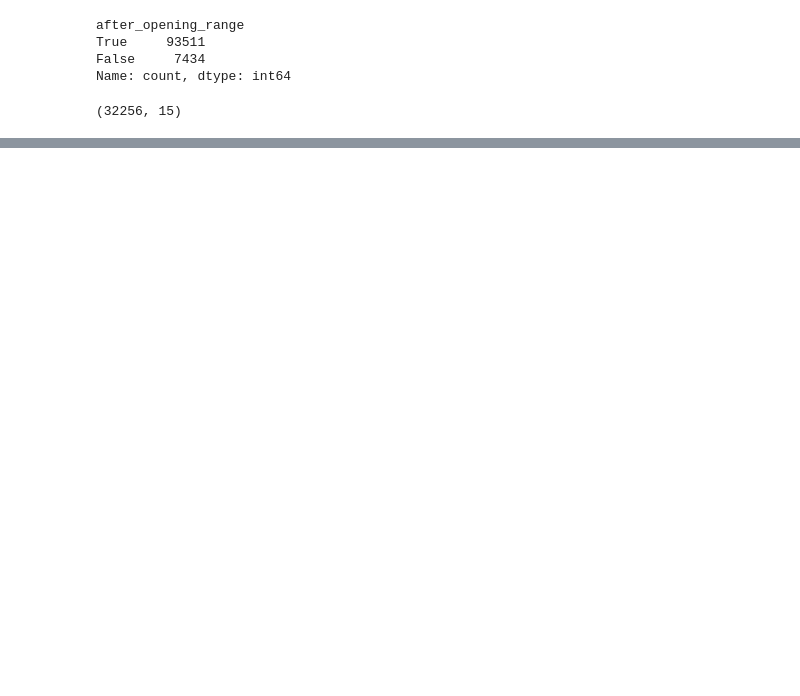
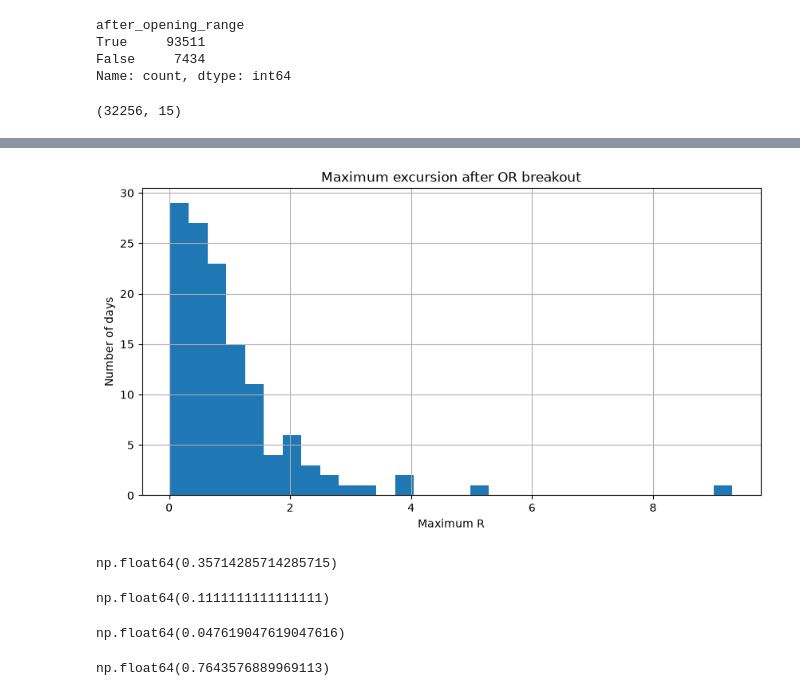
Before and after one commit to koss28/Yquant, a Jupyter notebook: notebooks/opening_range_analysis.ipynb, the cells around one changed output, grey strips where cells are left out. Cells and saved outputs as stored; diff of their text form; code cells hidden in the pictures; blank space fills up the shorter version.

```diff
--- a/notebooks/opening_range_analysis.ipynb
+++ b/notebooks/opening_range_analysis.ipynb
@@ -201,0 +335,2 @@ breakout_up.shape
+# %%
+trades["risk"] = trades["OR_size"]
@@ -201,0 +379,22 @@ breakout_up.shape
+# %%
+def get_max_move(row):
+
+    day = df[
+        (df["date"] == row.name) &
+        (df["datetime"] >= (
+            row["up_time"]
+            if row["first_direction"] == "UP"
+            else row["down_time"]
+        ))
+    ]
+
+    if row["first_direction"] == "UP":
+        return day["High"].max() - row["entry_price"]
+
+    else:
+        return row["entry_price"] - day["Low"].min()
+# %%
+trades["max_move"] = trades.apply(
+    get_max_move,
+    axis=1
+)
@@ -201,0 +411,2 @@ breakout_up.shape
+# %%
+trades["max_R"] = trades["max_move"] / trades["risk"]
@@ -201,0 +425,30 @@ breakout_up.shape
+# %%
+import matplotlib.pyplot as plt
+
+plt.figure(figsize=(10,5))
+
+plt.hist(
+    trades["max_R"],
+    bins=30
+)
+
+plt.xlabel("Maximum R")
+plt.ylabel("Number of days")
+plt.title("Maximum excursion after OR breakout")
+
+plt.grid()
+plt.show()
+# %% [output]
+[figure, added]
+# %%
+(trades["max_R"] >= 1).mean()
+# %% [output]
+np.float64(0.35714285714285715)
+# %%
+(trades["max_R"] >= 2).mean()
+# %% [output]
+np.float64(0.1111111111111111)
+# %%
+(trades["max_R"] >= 3).mean()
+# %% [output]
+np.float64(0.047619047619047616)
@@ -201,0 +466,4 @@ breakout_up.shape
+# %%
+trades["max_R"].median()
+# %% [output]
+np.float64(0.7643576889969113)
```
Also changed, not shown: parts of 25 cells of this notebook.
